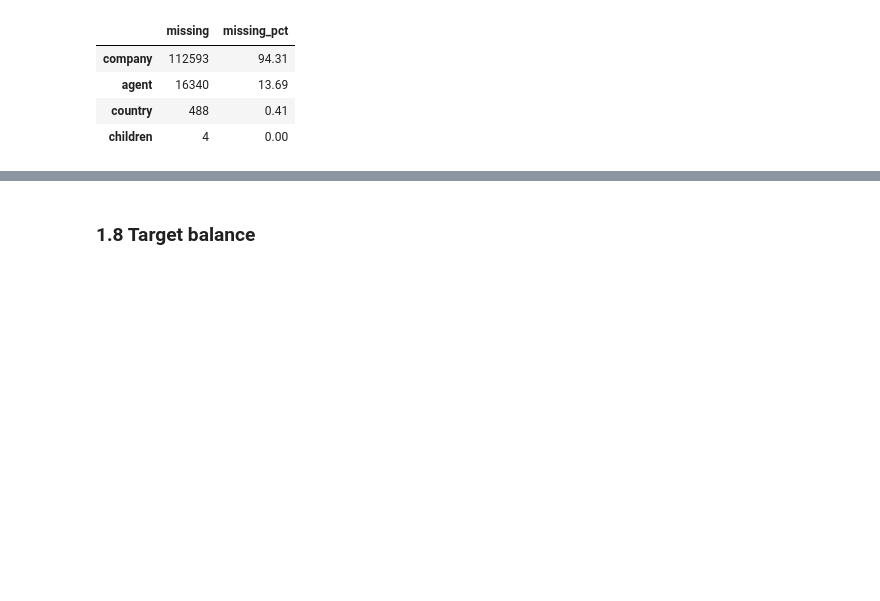
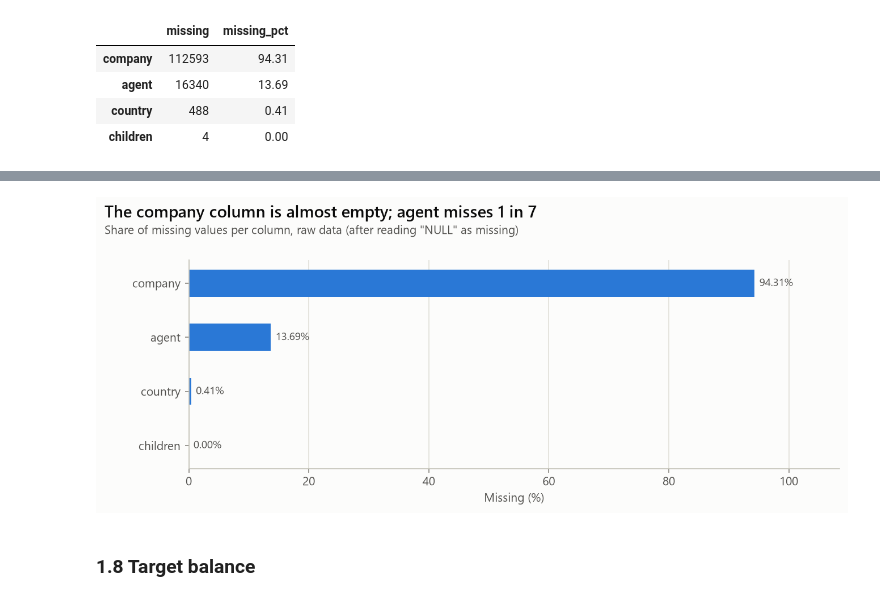
Before and after one commit to Krishna141414/hotel-booking-preprocessing, a Jupyter notebook: notebooks/eda.ipynb, the cells around one changed output, grey strips where cells are left out. Saved outputs shown, nothing was run; the diff lists cells and outputs as text; code cells hidden in the pictures; blank space fills up the shorter version.

```diff
--- a/notebooks/eda.ipynb
+++ b/notebooks/eda.ipynb
@@ -144,3 +150,9 @@ missing_summary(df)
 | agent | 16340 | 13.69 |
 | country | 488 | 0.41 |
 | children | 4 | 0.00 |
+# %%
+from src.visualize import plot_missing_values, save_figure
+
+save_figure(plot_missing_values(df), "01_missing_values")
+show("01_missing_values")
+# %% [output]
@@ -147,3 +161,4 @@ missing_summary(df)
+[figure, added]
 # %% [markdown]
 ### 1.8 Target balance
 # %%
```
Also changed, not shown: parts of 49 cells of this notebook, 3 other files.
